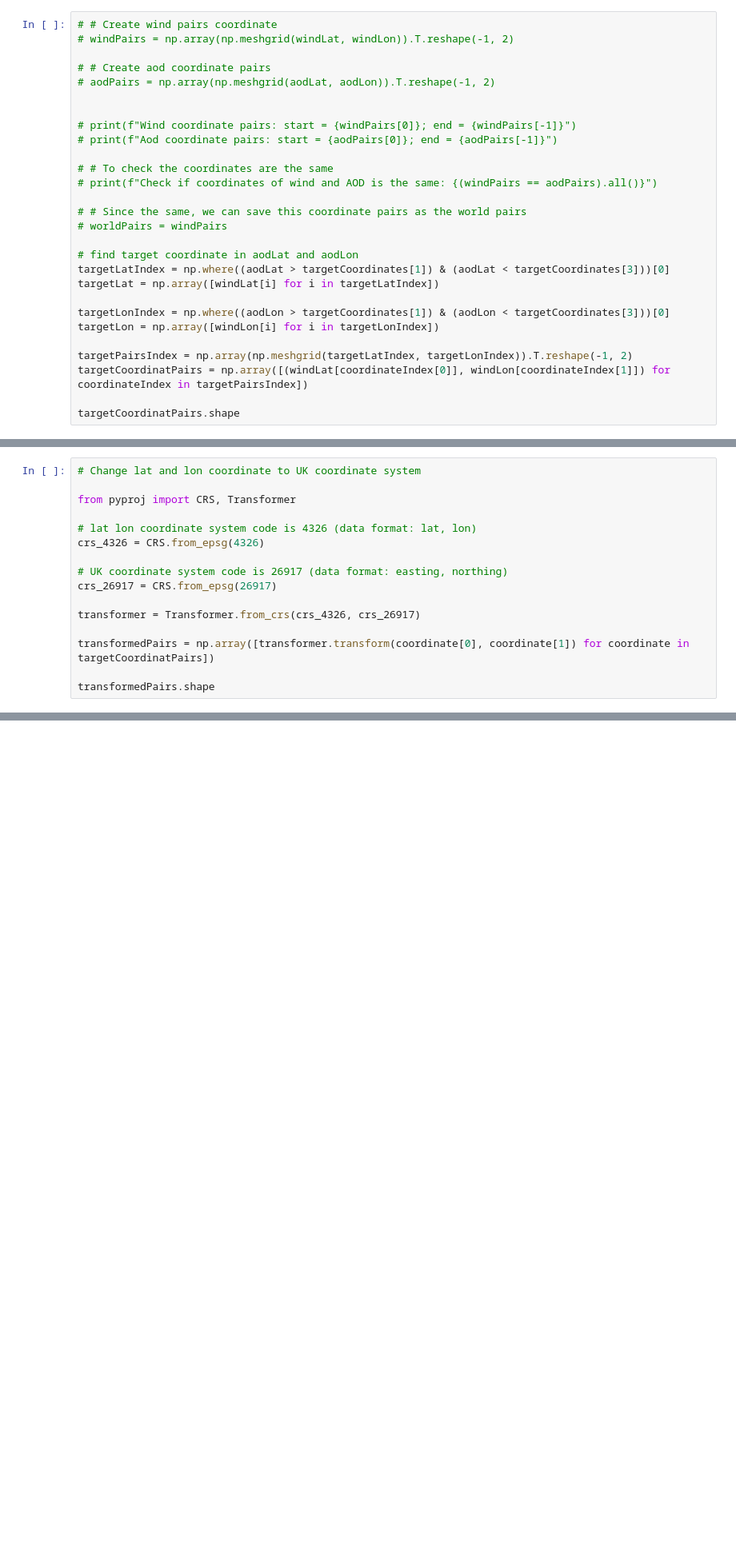
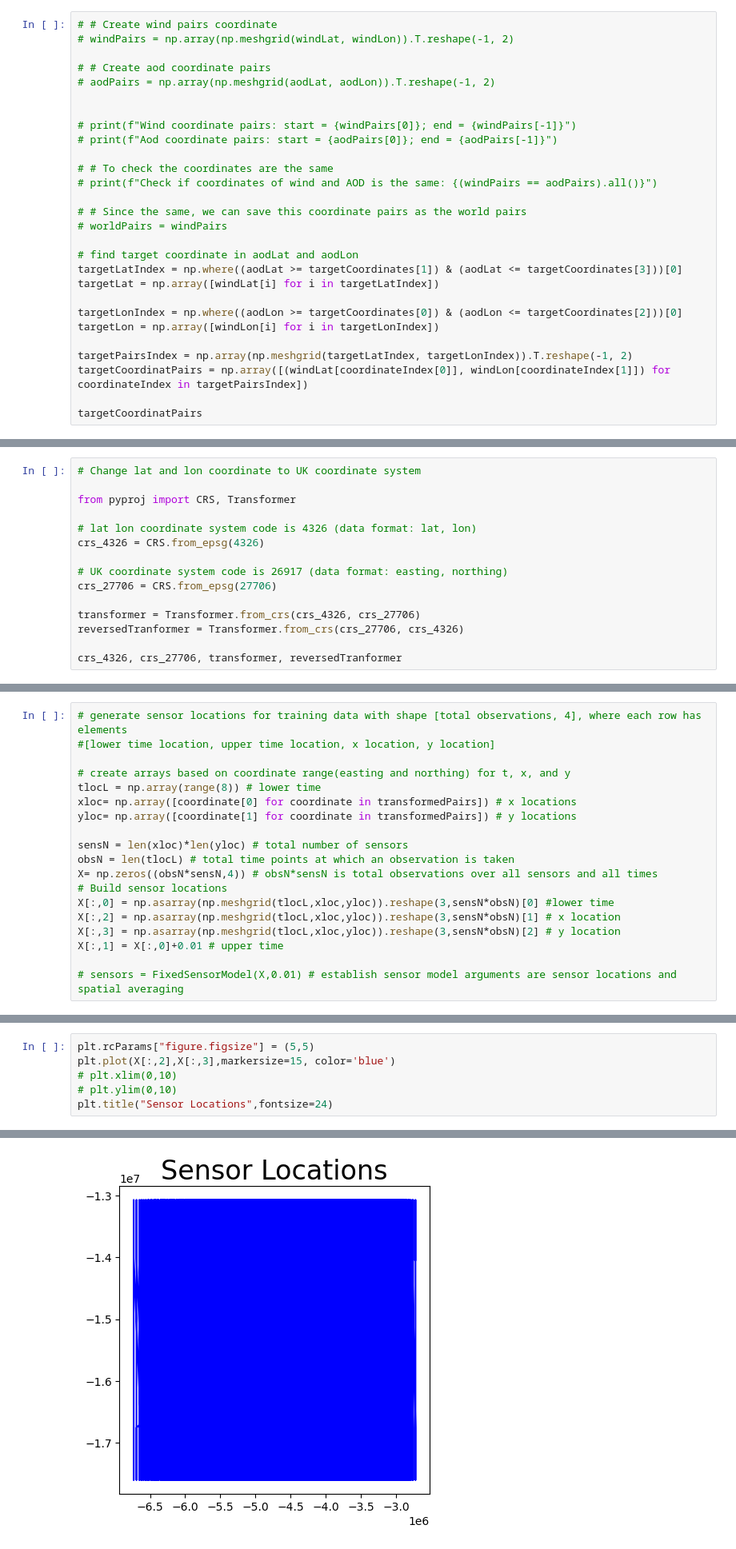
Before and after one commit to andradhandra/advectionGP, a Jupyter notebook: disertation.ipynb, the cells around one changed output, grey strips where cells are left out. Shown: that part at 80% size. Saved outputs shown, nothing was run; the diff lists cells and outputs as text; blank space fills up the shorter version.

Commit message:
fix wrong coordinate transform

```diff
--- a/disertation.ipynb
+++ b/disertation.ipynb
@@ -161,14 +165,14 @@ aodTime.shape, aodLat.shape, aodLon.shape, aod.shape
 # worldPairs = windPairs
 
 # find target coordinate in aodLat and aodLon
-targetLatIndex = np.where((aodLat > targetCoordinates[1]) & (aodLat < targetCoordinates[3]))[0]
+targetLatIndex = np.where((aodLat >= targetCoordinates[1]) & (aodLat <= targetCoordinates[3]))[0]
 targetLat = np.array([windLat[i] for i in targetLatIndex])
 
-targetLonIndex = np.where((aodLon > targetCoordinates[1]) & (aodLon < targetCoordinates[3]))[0]
+targetLonIndex = np.where((aodLon >= targetCoordinates[0]) & (aodLon <= targetCoordinates[2]))[0]
 targetLon = np.array([windLon[i] for i in targetLonIndex])
 
 targetPairsIndex = np.array(np.meshgrid(targetLatIndex, targetLonIndex)).T.reshape(-1, 2)
 targetCoordinatPairs = np.array([(windLat[coordinateIndex[0]], windLon[coordinateIndex[1]]) for coordinateIndex in targetPairsIndex])
 
-targetCoordinatPairs.shape
+targetCoordinatPairs
 # %% [output]
@@ -234,11 +248,10 @@ from pyproj import CRS, Transformer
 crs_4326 = CRS.from_epsg(4326)
 
 # UK coordinate system code is 26917 (data format: easting, northing)
-crs_26917 = CRS.from_epsg(26917)
+crs_27706 = CRS.from_epsg(27706)
 
-transformer = Transformer.from_crs(crs_4326, crs_26917)
+transformer = Transformer.from_crs(crs_4326, crs_27706)
+reversedTranformer = Transformer.from_crs(crs_27706, crs_4326)
 
-transformedPairs = np.array([transformer.transform(coordinate[0], coordinate[1]) for coordinate in targetCoordinatPairs])
-
-transformedPairs.shape
+crs_4326, crs_27706, transformer, reversedTranformer
 # %% [output]
@@ -251,3 +306,22 @@ from advectionGP.models.mfmodels import MeshFreeAdjointAdvectionDiffusionModel a
 from advectionGP.sensors import FixedSensorModel #Builds sensor arrays to generate data for foward model or to generate observations for comparison
 from advectionGP.kernels import EQ #Generates exponentiated quadratic kernel approximation
 from advectionGP.wind import WindSimple1d #Wind model
+# %%
+# generate sensor locations for training data with shape [total observations, 4], where each row has elements
+#[lower time location, upper time location, x location, y location]
+
+# create arrays based on coordinate range(easting and northing) for t, x, and y
+tlocL = np.array(range(8)) # lower time
+xloc= np.array([coordinate[0] for coordinate in transformedPairs]) # x locations
+yloc= np.array([coordinate[1] for coordinate in transformedPairs]) # y locations
+
+sensN = len(xloc)*len(yloc) # total number of sensors
+obsN = len(tlocL) # total time points at which an observation is taken
+X= np.zeros((obsN*sensN,4)) # obsN*sensN is total observations over all sensors and all times
+# Build sensor locations
+X[:,0] = np.asarray(np.meshgrid(tlocL,xloc,yloc)).reshape(3,sensN*obsN)[0] #lower time
+X[:,2] = np.asarray(np.meshgrid(tlocL,xloc,yloc)).reshape(3,sensN*obsN)[1] # x location
+X[:,3] = np.asarray(np.meshgrid(tlocL,xloc,yloc)).reshape(3,sensN*obsN)[2] # y location
+X[:,1] = X[:,0]+0.01 # upper time
+
+# sensors = FixedSensorModel(X,0.01) # establish sensor model arguments are sensor locations and spatial averaging
@@ -253,0 +335,7 @@ from advectionGP.wind import WindSimple1d #Wind model
+# %%
+plt.rcParams["figure.figsize"] = (5,5)
+plt.plot(X[:,2],X[:,3],markersize=15, color='blue')
+# plt.xlim(0,10)
+# plt.ylim(0,10)
+plt.title("Sensor Locations",fontsize=24)
+# %% [output]
@@ -253,0 +343 @@ from advectionGP.wind import WindSimple1d #Wind model
+[figure, added]
```
Also changed, not shown: parts of 13 cells of this notebook, 1 other file.
